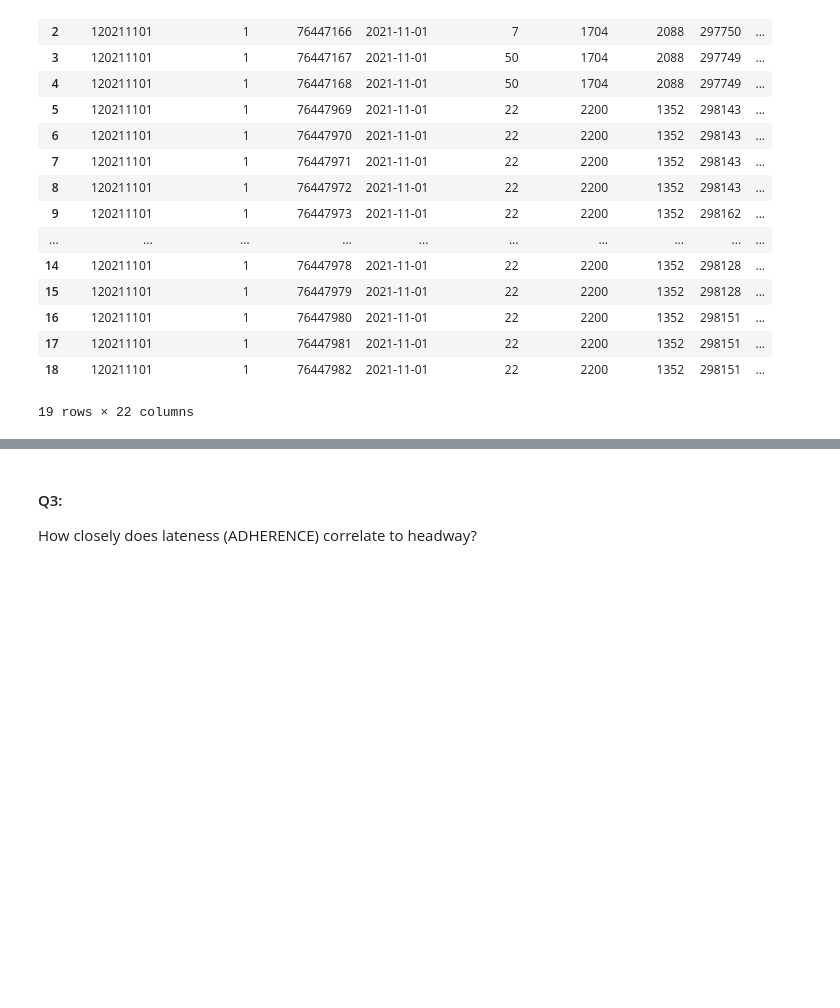
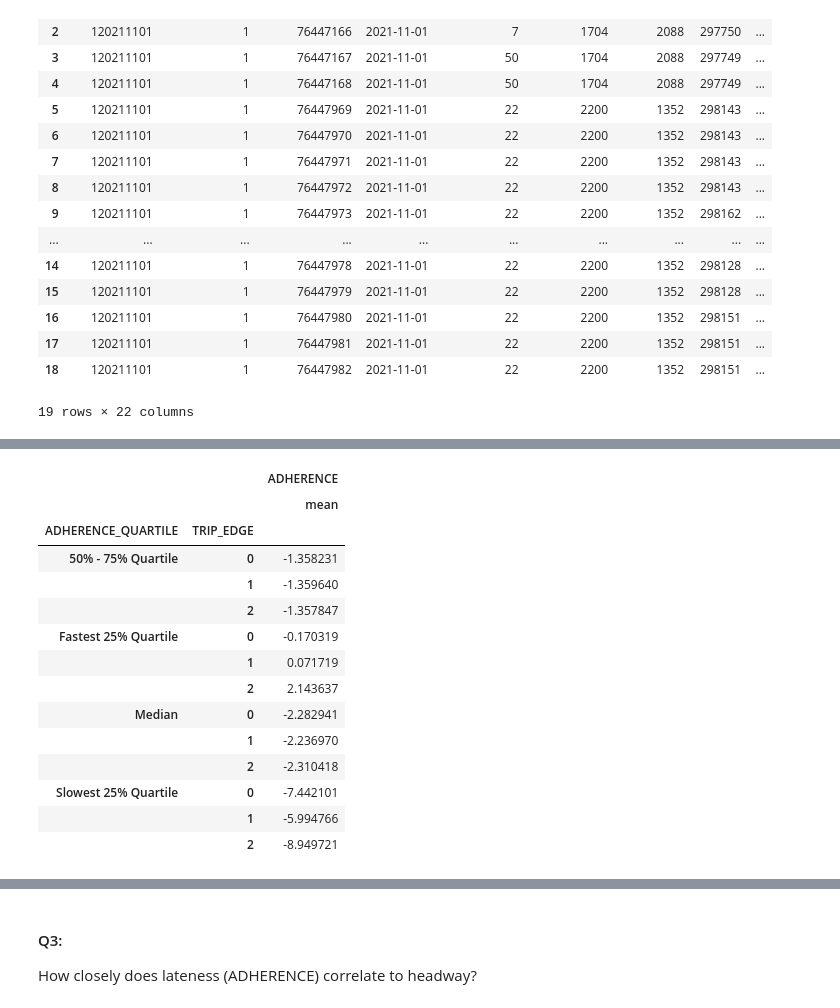
Before and after one commit to NSS-Data-Analytics-Cohort-7/wego-python-bit-my_finger, a Jupyter notebook: notebook/we_go_project.ipynb, the cells around one changed output, grey strips where cells are left out. Drawn from its saved outputs; the diff is of its cells as text; code cells hidden in the pictures; blank space fills up the shorter version.

```diff
--- a/notebook/we_go_project.ipynb
+++ b/notebook/we_go_project.ipynb
@@ -297,0 +147,20 @@ rt_3.head(15)
+# %%
+# Group 'ADHERENCE' averages by 'ADHERENCE_QUARTILE' and 'TRIP_EDGE'
+headway_quartile = headway_slim.groupby(['ADHERENCE_QUARTILE', 'TRIP_EDGE']).agg({'ADHERENCE':['mean']})
+headway_quartile
+# %% [output]
+|  |  | ADHERENCE |
+|  |  | mean |
+| ADHERENCE_QUARTILE | TRIP_EDGE |  |
+| 50% - 75% Quartile | 0 | -1.358231 |
+|  | 1 | -1.359640 |
+|  | 2 | -1.357847 |
+| Fastest 25% Quartile | 0 | -0.170319 |
+|  | 1 | 0.071719 |
+|  | 2 | 2.143637 |
+| Median | 0 | -2.282941 |
+|  | 1 | -2.236970 |
+|  | 2 | -2.310418 |
+| Slowest 25% Quartile | 0 | -7.442101 |
+|  | 1 | -5.994766 |
+|  | 2 | -8.949721 |
```
Also changed, not shown: parts of 29 cells of this notebook.
